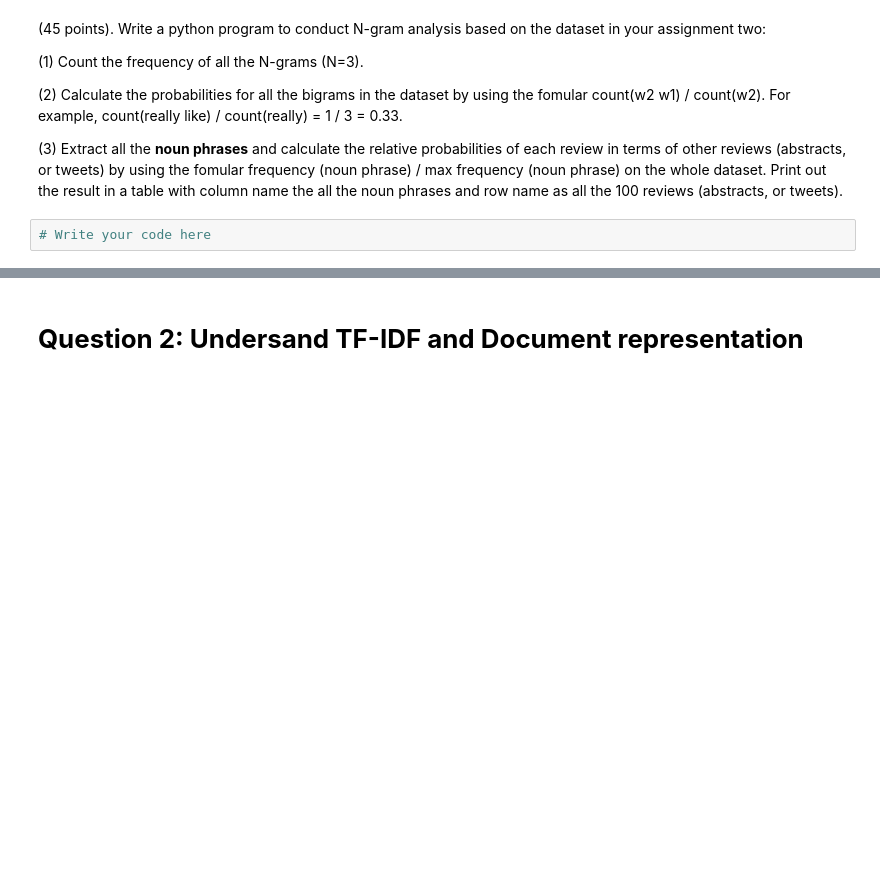
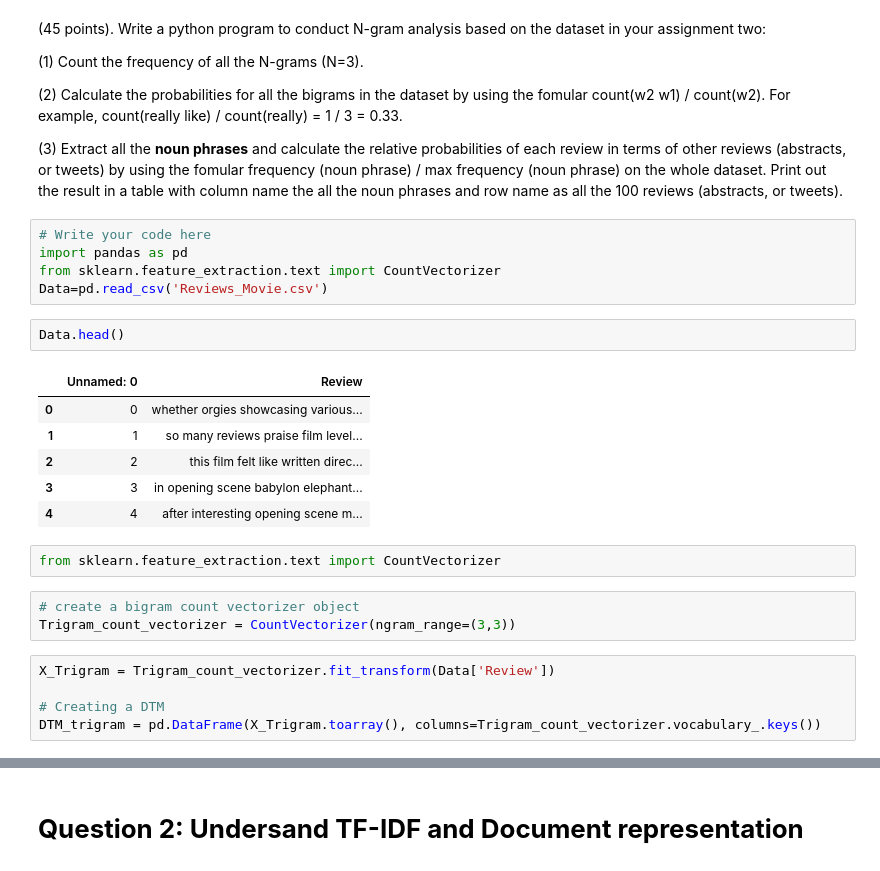
Before and after one commit to jivitheshreddy/INFO-5731-Srping2023, a Jupyter notebook: INFO5731_Assignment_Three_fall2022.ipynb, the cells around one changed output, grey strips where cells are left out. Drawn from its saved outputs; the diff is of its cells as text; blank space fills up the shorter version.

```diff
--- a/INFO5731_Assignment_Three_fall2022.ipynb
+++ b/INFO5731_Assignment_Three_fall2022.ipynb
@@ -14,5 +14,27 @@ In this assignment, you are required to conduct information extraction, semantic
 (2) Calculate the probabilities for all the bigrams in the dataset by using the fomular count(w2 w1) / count(w2). For example, count(really like) / count(really) = 1 / 3 = 0.33.
 
 (3) Extract all the **noun phrases** and calculate the relative probabilities of each review in terms of other reviews (abstracts, or tweets) by using the fomular frequency (noun phrase) / max frequency (noun phrase) on the whole dataset. Print out the result in a table with column name the all the noun phrases and row name as all the 100 reviews (abstracts, or tweets).
-# %%
-# Write your code here
+# %%
+# Write your code here
+import pandas as pd
+from sklearn.feature_extraction.text import CountVectorizer
+Data=pd.read_csv('Reviews_Movie.csv')
+# %%
+Data.head()
+# %% [output]
+|  | Unnamed: 0 | Review |
+| 0 | 0 | whether orgies showcasing various... |
+| 1 | 1 | so many reviews praise film level... |
+| 2 | 2 | this film felt like written direc... |
+| 3 | 3 | in opening scene babylon elephant... |
+| 4 | 4 | after interesting opening scene m... |
+# %%
+from sklearn.feature_extraction.text import CountVectorizer
+# %%
+# create a bigram count vectorizer object
+Trigram_count_vectorizer = CountVectorizer(ngram_range=(3,3))
+# %%
+X_Trigram = Trigram_count_vectorizer.fit_transform(Data['Review'])
+
+# Creating a DTM
+DTM_trigram = pd.DataFrame(X_Trigram.toarray(), columns=Trigram_count_vectorizer.vocabulary_.keys())
```
Also changed, not shown: parts of 12 cells of this notebook.
